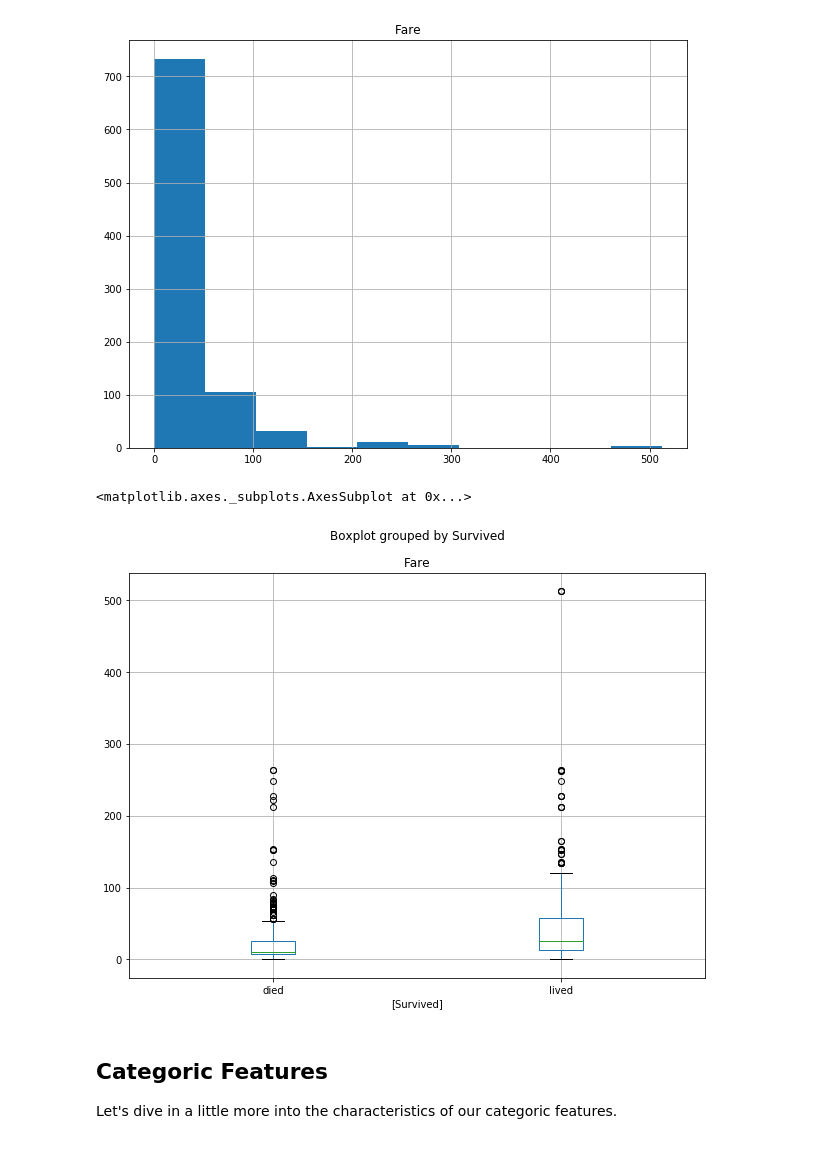
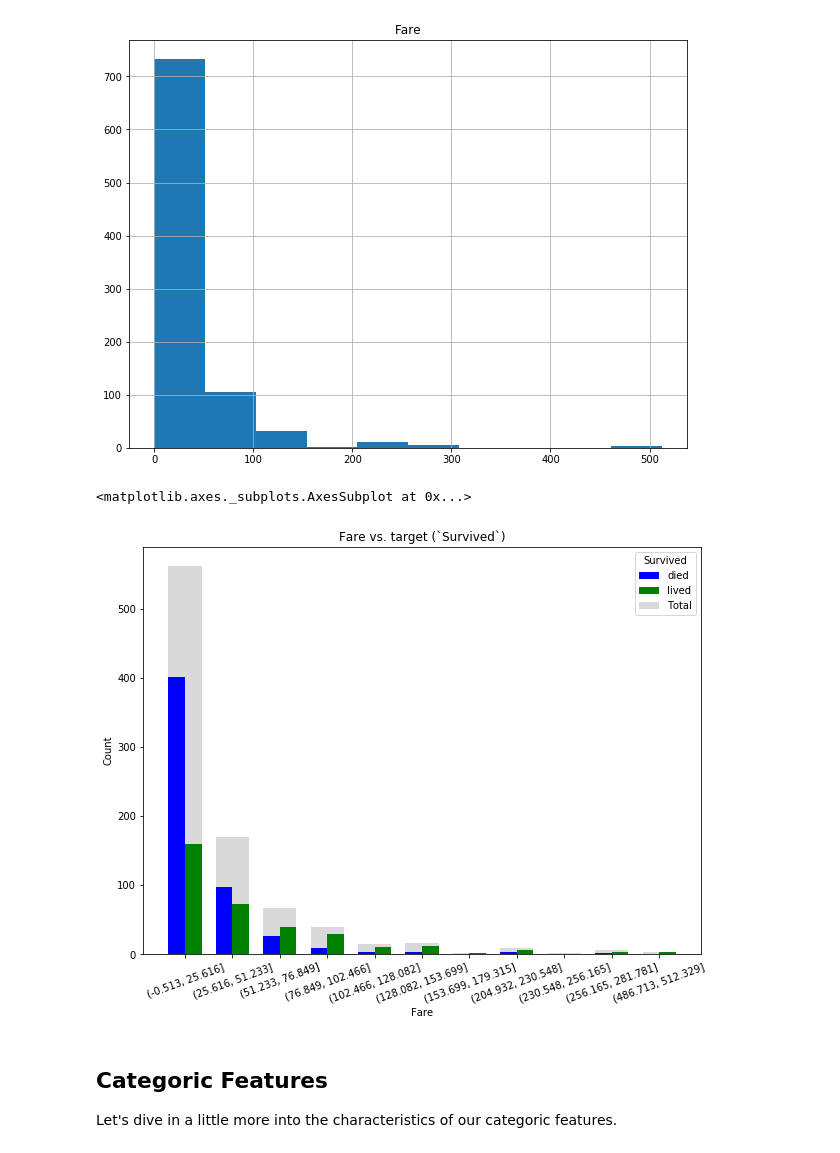
Before and after one commit to shane-kercheval/oo-learning, a Jupyter notebook: examples/classification-titanic/1-Exploring the Titanic Dataset.ipynb, the cells around one changed output. Cells and saved outputs as stored; diff of their text form; code cells hidden in the pictures.

```diff
--- a/examples/classification-titanic/1-Exploring the Titanic Dataset.ipynb
+++ b/examples/classification-titanic/1-Exploring the Titanic Dataset.ipynb
@@ -171,10 +202,10 @@ explore.plot_histogram(numeric_feature='Fare')
 <matplotlib.axes._subplots.AxesSubplot at 0x...>
 [figure]
 # %%
-explore.plot_against_target('Fare')
+explore.plot_histogram_against_target(numeric_feature='Fare')
 # %% [output]
 <matplotlib.axes._subplots.AxesSubplot at 0x...>
-[figure, old version]
+[figure, new version]
 # %% [markdown]
 ## Categoric Features
 
```
Also changed, not shown: parts of 23 cells of this notebook, 19 other files.
